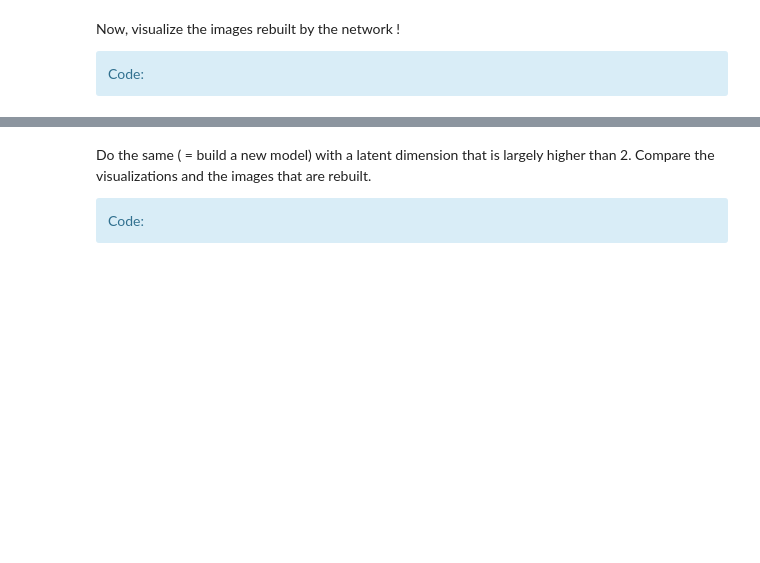
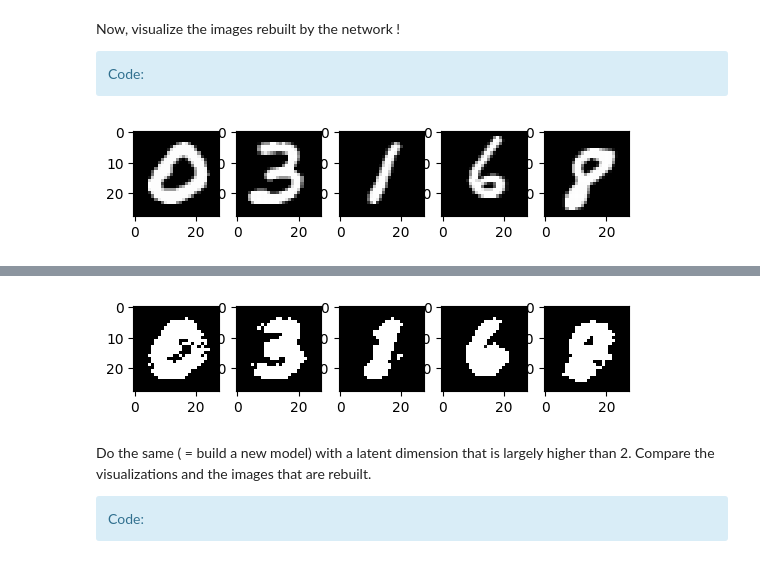
Before and after one commit to TarcisioBueno/digit-recognition-with-neural-networks-SDTSIA210, a Jupyter notebook: TP_NN.ipynb, the cells around one changed output, grey strips where cells are left out. Drawn from its saved outputs; the diff is of its cells as text; code cells hidden in the pictures; blank space fills up the shorter version.

```diff
--- a/TP_NN.ipynb
+++ b/TP_NN.ipynb
@@ -460,17 +552,22 @@ Now, visualize the images rebuilt by the network !
             Code:</div>
 # %%
 # Select a few images at random: look from n
-n = np.random.randint(0,len(test_images)-5)
+n = np.random.randint(0,len(test_images_transformed)-5)
 
 # Plot a few images from n
 f, ax = plt.subplots(1,5)
 for i,a in enumerate(range(n,n+5)):
-    ...
+    ax[i].imshow(test_images_transformed[a].reshape(28, 28), cmap='gray')
+plt.show()
 
 # Get the prediction from the model
+predictions = ae_model.predict(test_images_transformed[n:n+5])
 
 
 # ... and plot them
-f, ax = plt.subplots(1,5)
-for i,a in enumerate(range(n,n+5)):
-    ...
+f, ax = plt.subplots(1, 5)
+for i, a in enumerate(range(5)):
+    ax[i].imshow(predictions[i].reshape(28, 28), cmap='gray')
+plt.show()
+# %% [output]
+[figure, added]
@@ -477,3 +575,4 @@ for i,a in enumerate(range(n,n+5)):
+[figure, added]
 # %% [markdown]
 Do the same ( = build a new model) with a latent dimension that is largely higher than 2. Compare the visualizations and the images that are rebuilt.
 <div class='alert alert-block alert-info'>
```
Also changed, not shown: parts of 29 cells of this notebook, 1 other file.
